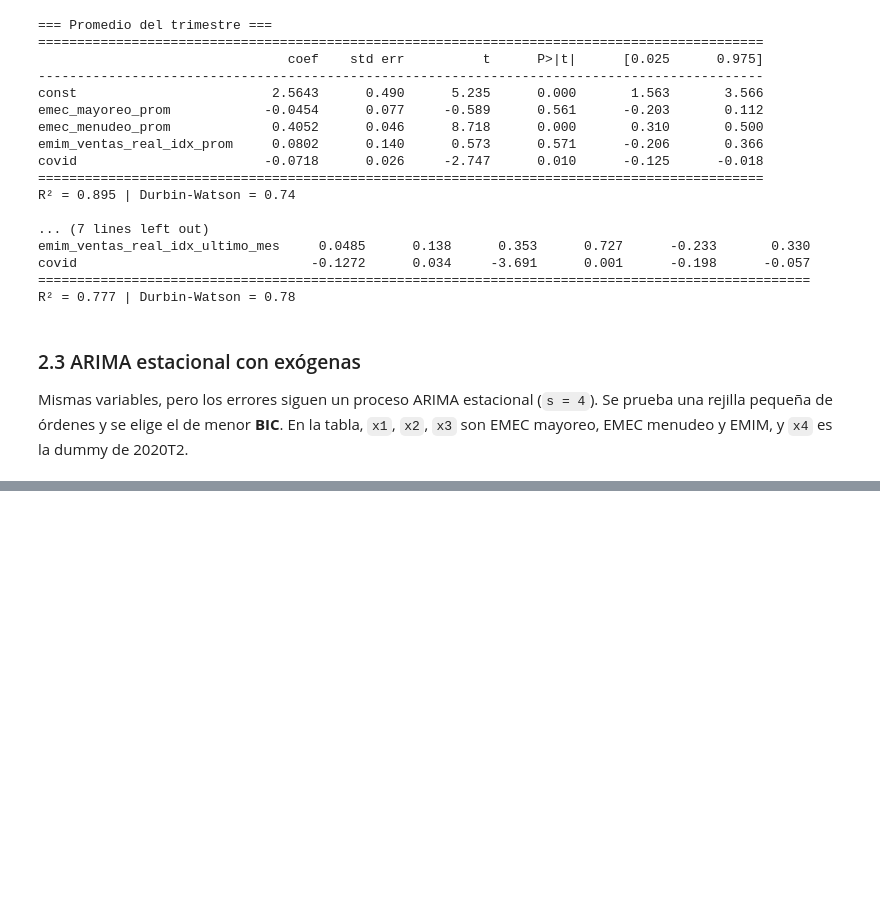
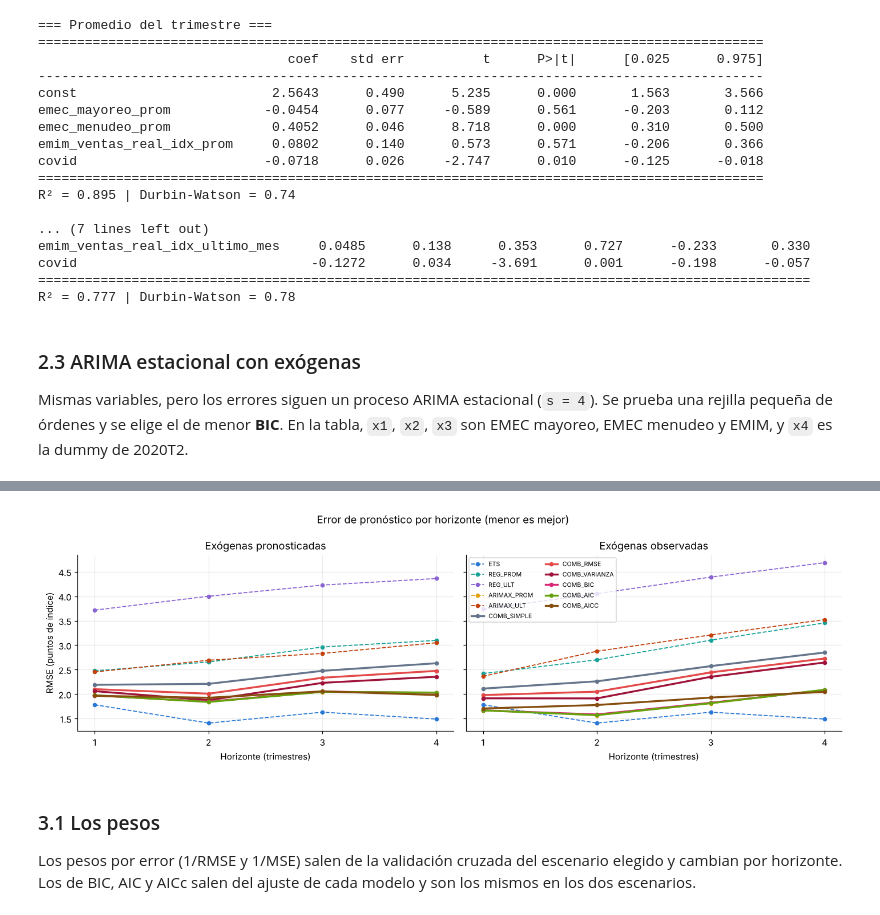
Before and after one commit to Dicanmor/itaee-pronostico, a Jupyter notebook: notebook_estimacion.ipynb, the cells around one changed output, grey strips where cells are left out. Saved outputs shown, nothing was run; the diff lists cells and outputs as text; code cells hidden in the pictures; blank space fills up the shorter version.

```diff
--- a/notebook_estimacion.ipynb
+++ b/notebook_estimacion.ipynb
@@ -242,6 +122,0 @@ Horizonte 4 trimestres
-# %%
-rmse = medidas.pivot(index="h", columns="modelo", values="RMSE")[INDIV + COMB]
-fig, ax = plt.subplots(figsize=(9, 4.2))
-for m in INDIV + COMB: ax.plot(rmse.index, rmse[m], "o-" if m in COMB else "o--", color=COL[m], lw=2.4 if m in COMB else 1.4, label=m)
-ax.set_xticks([1, 2, 3, 4]); ax.set_xlabel("Horizonte (trimestres)"); ax.set_ylabel("RMSE (puntos de índice)"); ax.set_title("Error de pronóstico por horizonte (menor es mejor)")
-ax.legend(ncol=4, fontsize=8); plt.show()
@@ -250,8 +122,0 @@ ax.legend(ncol=4, fontsize=8); plt.show()
-# %%
-b = todo[todo.h == 1]
-fig, ax = plt.subplots(figsize=(10, 4.5))
-real = b[b.modelo == "ETS"].set_index("objetivo")["real"]; x = pd.PeriodIndex(real.index, freq="Q").to_timestamp()
-ax.plot(x, real.values, "ko-", lw=2.2, label="ITAEE observado")
-for m in ["ETS", "ARIMAX_PROM", "COMB_VARIANZA"]:
-    ax.plot(x, b[b.modelo == m].set_index("objetivo")["pron"].values, "--", color=COL[m], label=m)
-ax.set_title("Pronósticos a 1 trimestre vs. lo observado"); ax.legend(); plt.show()
@@ -281,14 +122,0 @@ pesos.plot.bar(figsize=(10, 4), width=.8, colormap="tab10"); plt.title("Peso de
-# %%
-pron["COMB_SIMPLE"] = pron[INDIV].mean(axis=1)
-pron["COMB_VARIANZA"] = [E.combinar(pron.loc[t, INDIV].to_dict(), w_var[k + 1]) for k, t in enumerate(idx)]
-pron["COMB_BIC"] = [E.combinar(pron.loc[t, INDIV].to_dict(), w_bic) for t in idx]
-display(pron.T.style.format("{:.2f}"))
-
-fig, ax = plt.subplots(figsize=(10, 4.8)); h = y.iloc[-20:]
-ax.plot(h.index.to_timestamp(), h, color="k", lw=2.2, label="ITAEE")
-for m in INDIV + COMB:
-    s = pd.concat([y.iloc[[-1]], pron[m]]); ax.plot(s.index.to_timestamp(), s, "o-" if m in COMB else "--", color=COL[m], lw=2.6 if m in COMB else 1.1, ms=4, label=m)
-r = medidas[(medidas.modelo == "COMB_VARIANZA")].set_index("h")["RMSE"]
-ban = 1.96 * r.reindex(range(1, 5)).values; f = pron["COMB_VARIANZA"].values; xs = idx.to_timestamp()
-ax.fill_between(xs, f - ban, f + ban, color=COL["COMB_VARIANZA"], alpha=.12, label="banda 95% (ponderada por error)")
-ax.set_title("ITAEE y pronósticos a 4 trimestres"); ax.legend(ncol=3, fontsize=7.5); plt.show()
@@ -377,0 +216,4 @@ print("Listo →", salida.relative_to(RAIZ), "| pronóstico", resultados["trimes
+# %%
+R = X.correr(full)
+Rp, Ro = R["esc"]["pron"], R["esc"]["obs"]
+print("Pronósticos evaluados por escenario:", int((Rp["cv"].modelo == "ETS").sum()) , "por modelo |", "orígenes:", Rp["cv"]["origen"].nunique())
@@ -377,0 +293,12 @@ print("Listo →", salida.relative_to(RAIZ), "| pronóstico", resultados["trimes
+# %%
+fig, ax = plt.subplots(1, 2, figsize=(13, 4.2), sharey=True)
+for a, (e, t) in zip(ax, [("pron", "Exógenas pronosticadas"), ("obs", "Exógenas observadas")]):
+    rm = R["esc"][e]["medidas"].pivot(index="h", columns="modelo", values="RMSE")[INDIV + COMB]
+    for m in INDIV + COMB: a.plot(rm.index, rm[m], "o-" if m in COMB else "o--", color=COL[m], lw=2.2 if m in COMB else 1.2, ms=4, label=m)
+    a.set_xticks([1, 2, 3, 4]); a.set_xlabel("Horizonte (trimestres)"); a.set_title(t)
+ax[0].set_ylabel("RMSE (puntos de índice)"); ax[1].legend(ncol=2, fontsize=7); plt.suptitle("Error de pronóstico por horizonte (menor es mejor)"); plt.tight_layout(); plt.show()
+# %% [output]
+[figure, added]
+# %% [markdown]
+### 3.1 Los pesos
+Los pesos por error (1/RMSE y 1/MSE) salen de la validación cruzada del escenario elegido y cambian por horizonte. Los de BIC, AIC y AICc salen del ajuste de cada modelo y son los mismos en los dos escenarios.
```
Also changed, not shown: parts of 50 cells of this notebook, 17 other files.
